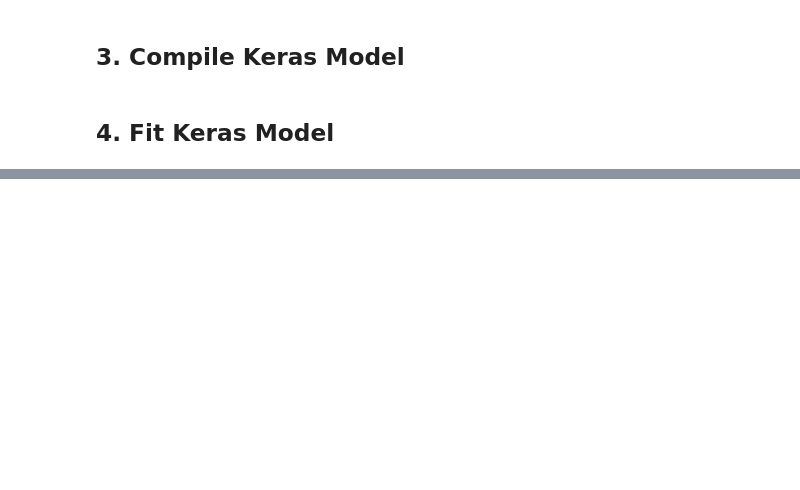
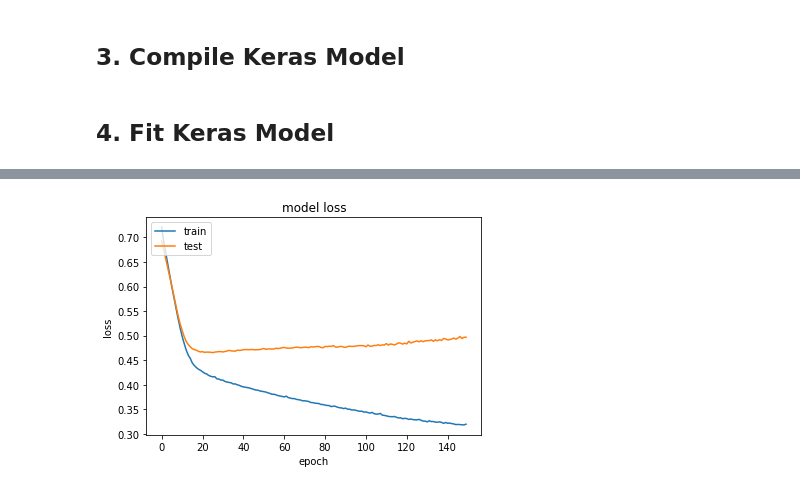
Before and after one commit to sheetalbongale/Diabetes-Detection-Using-Deep-Learning, a Jupyter notebook: neural-net-diabetes.ipynb, the cells around one changed output, grey strips where cells are left out. Drawn from its saved outputs; the diff is of its cells as text; code cells hidden in the pictures; blank space fills up the shorter version.

Commit message:
Add model thats more trained and elbow plot

```diff
--- a/neural-net-diabetes.ipynb
+++ b/neural-net-diabetes.ipynb
@@ -59,0 +96,8 @@ y = dataset[:,8]
+# %%
+# Split dataset into 'train' & 'test' sets
+X_train, X_test, y_train, y_test = train_test_split(X_scaled, y, test_size=0.33, random_state=42)
+# %%
+# (optional): one hot encoding??
+y_train = np_utils.to_categorical(y_train)
+
+print('Y_Train Encoded:\n', y_train)
@@ -64,7 +124,7 @@ y = dataset[:,8]
 model = Sequential()
 model.add(Dense(12, input_dim=8, activation='relu'))
 model.add(Dense(8, activation='relu'))
-model.add(Dense(1, activation='sigmoid'))
+model.add(Dense(2, activation='sigmoid'))
 # %% [markdown]
 ## 3. Compile Keras Model
 # %%
@@ -74,7 +134,7 @@ model.compile(loss='binary_crossentropy', optimizer='adam', metrics=['accuracy']
 ## 4. Fit Keras Model
 # %%
 # fit the keras model on the dataset
-model.fit(X, y, epochs=150, batch_size=10)
+history = model.fit(X_train, y_train, validation_split=0.33, epochs=150, batch_size=10)
 # model.fit(X, y, epochs=150, batch_size=10, verbose=0)
 # %% [output]
 Epoch 1/150
@@ -116,0 +213,11 @@ for i in range(5):
+# %%
+# summarize history for loss
+plt.plot(history.history['loss'])
+plt.plot(history.history['val_loss'])
+plt.title('model loss')
+plt.ylabel('loss')
+plt.xlabel('epoch')
+plt.legend(['train', 'test'], loc='upper left')
+plt.show()
+# %% [output]
+[figure, added]
```
Also changed, not shown: parts of 17 cells of this notebook, 2 other files.
